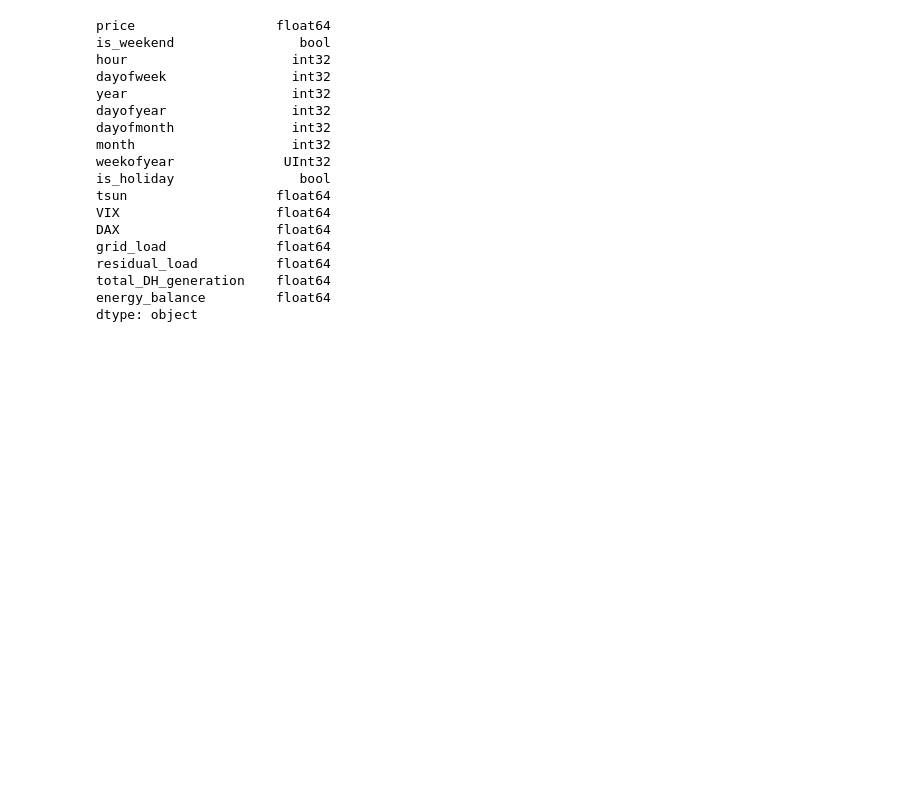
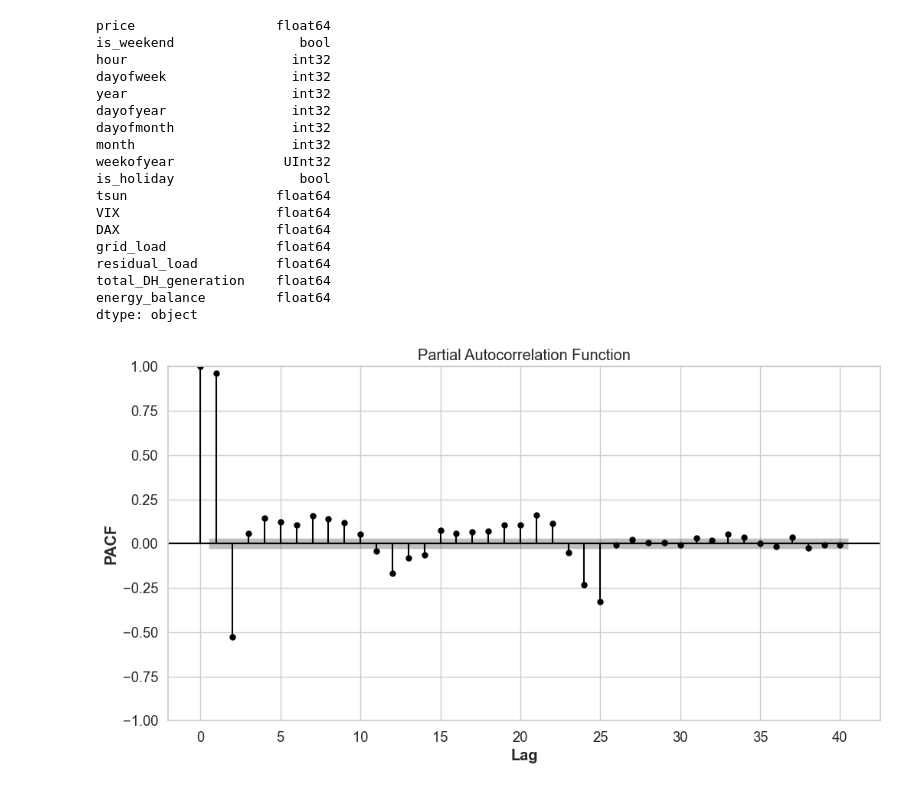
Before and after one commit to matt-lvk/energy_market_toymodel, a Jupyter notebook: forecasting.ipynb, the cells around one changed output. Cells and saved outputs as stored; diff of their text form; code cells hidden in the pictures; blank space fills up the shorter version.

```diff
--- a/forecasting.ipynb
+++ b/forecasting.ipynb
@@ -310,3 +278,23 @@ residual_load          float64
 total_DH_generation    float64
 energy_balance         float64
 dtype: object
+# %%
+import pandas as pd
+import matplotlib.pyplot as plt
+from statsmodels.graphics.tsaplots import plot_pacf
+
+series_to_analyze = cleaned_merged_data['price'] if isinstance(xgb_train, pd.DataFrame) else xgb_train
+
+# Create the PACF plot
+fig, ax = plt.subplots(figsize=(12, 6))
+plot_pacf(series_to_analyze, ax=ax, lags=40)  # You can adjust the number of lags as needed
+
+# Customize the plot
+plt.title('Partial Autocorrelation Function')
+plt.xlabel('Lag')
+plt.ylabel('PACF')
+
+# Show the plot
+plt.show()
+# %% [output]
+[figure, added]
```
Also changed, not shown: parts of 19 cells of this notebook, 5 other files.
